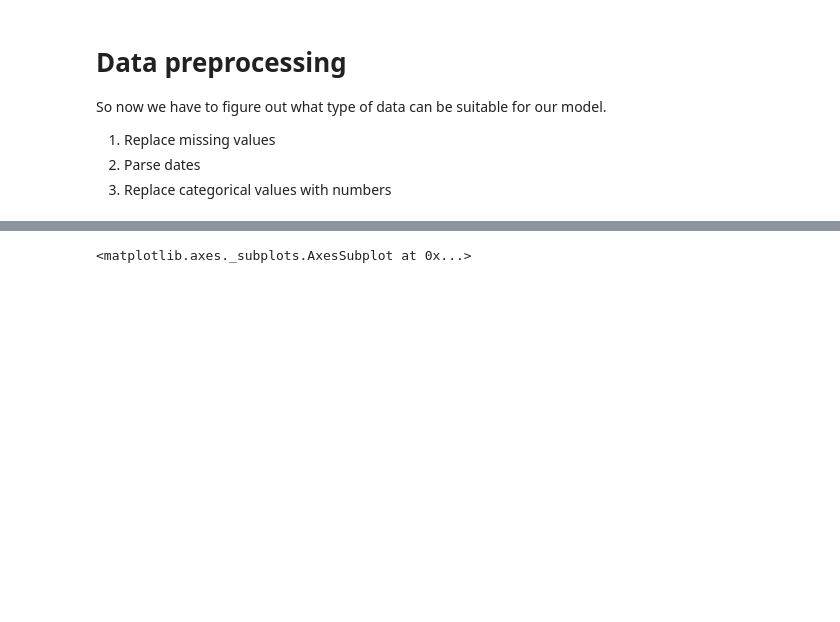
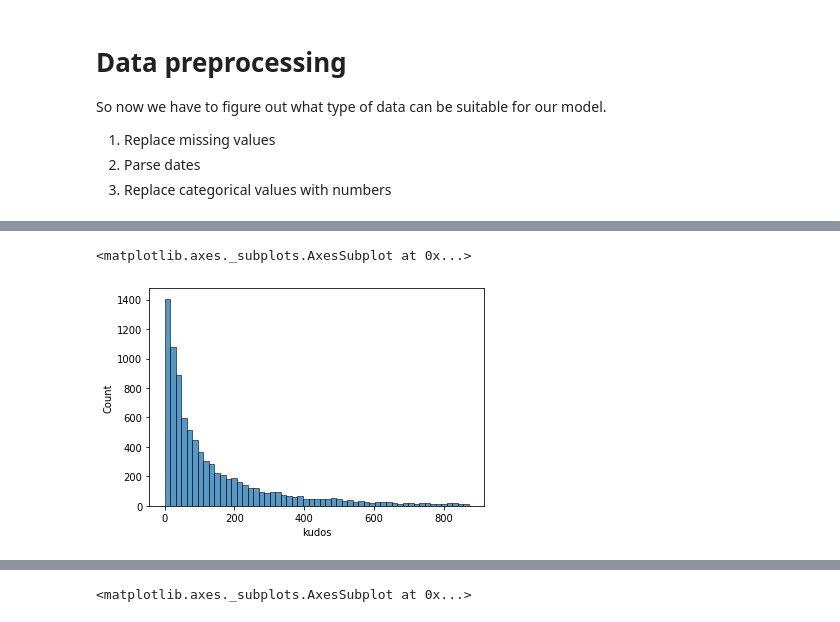
Before and after one commit to quicksilverri/fanfic-popularuty-prediction, a Jupyter notebook: fanfic_popularity_predictor.ipynb, the cells around one changed output, grey strips where cells are left out. Drawn from its saved outputs; the diff is of its cells as text; code cells hidden in the pictures; blank space fills up the shorter version.

```diff
--- a/fanfic_popularity_predictor.ipynb
+++ b/fanfic_popularity_predictor.ipynb
@@ -229,0 +354,7 @@ df['date'] = df['date'].apply(pd.to_datetime)
+# %%
+s_kudos = df.kudos[df.kudos < df.kudos.quantile(0.95)]
+# %%
+sns.histplot(s_kudos)
+# %% [output]
+<matplotlib.axes._subplots.AxesSubplot at 0x...>
+[figure, added]
```
Also changed, not shown: parts of 40 cells of this notebook.
